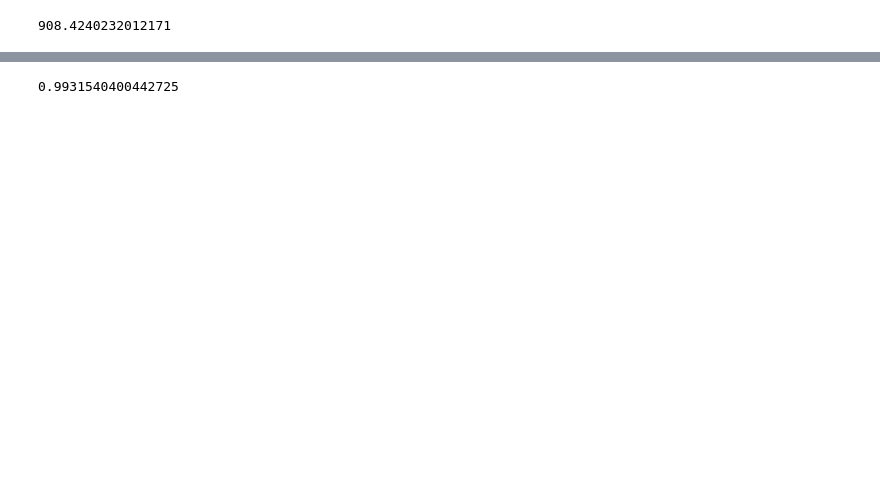
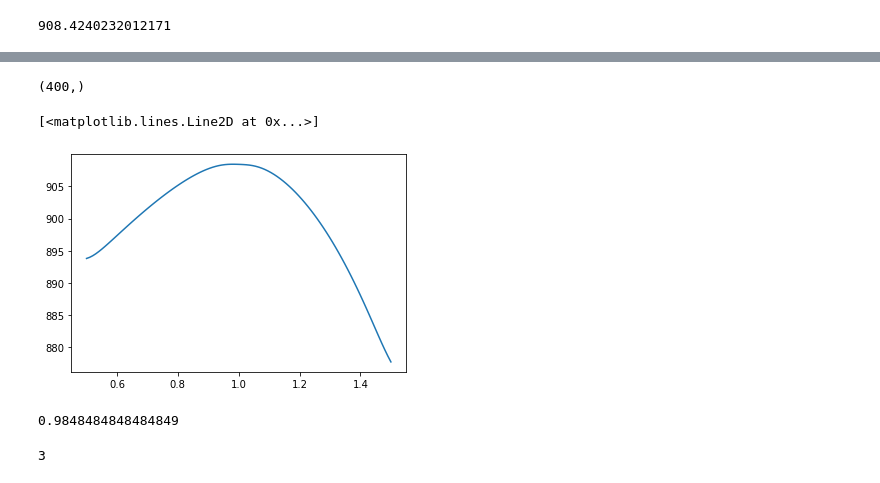
Before and after one commit to hbhat4000/LevySDE, a Jupyter notebook: notesetc/levyloglikelihood.ipynb, the cells around one changed output, grey strips where cells are left out. Drawn from its saved outputs; the diff is of its cells as text; code cells hidden in the pictures; blank space fills up the shorter version.

```diff
--- a/notesetc/levyloglikelihood.ipynb
+++ b/notesetc/levyloglikelihood.ipynb
@@ -230,4 +163,56 @@ plt.savefig('deltapdf.png')
-# %%
-np.trapz(mypdf,xvec)
-# %% [output]
-0.9931540400442725
+# %%
+charbs = np.array(list(map(charboninv, mcsol[1:])))
+print(charbs.shape)
+# %% [output]
+(400,)
+# %%
+# write a function
+@jit
+def myinterp(xvec, fval, xnew):
+    inds = np.searchsorted(xvec, xnew)
+    ar = np.arange(xnew.shape[0])
+    dx = xvec[1] - xvec[0]
+    fnew = (np.diag(fval[:,inds-1]) * (xvec[inds] - xnew) + np.diag(fval[:,inds]) * (xnew - xvec[inds-1]))/dx
+    return fnew
+
+@jit
+def loglik(theta):
+    # all the matrices are defined in the notes
+    udiffmat = (np.expand_dims(uvec,0) - np.expand_dims(uvec,0).T)
+    a = xi(udiffmat)*(1+0j)
+    am1 = xi(udiffmat - theta)*(1+0j)
+    ap1 = xi(udiffmat + theta)*(1+0j)
+    am2 = xi(udiffmat - 2*theta)*(1+0j)
+    ap2 = xi(udiffmat + 2*theta)*(1+0j)
+    cuvec = uvec*(1+0j)
+    b = (1+0j)*0.5*h*(ap1 - am1) @ np.diag(cuvec) + 0.125*h**2*(am2 - 2*a + ap2) @ np.diag(cuvec**2)
+    d = (1+0j)*np.diag(np.exp(-h*np.abs(uvec*g)**alpha))
+    # propagator = np.linalg.inv(a - d @ b.T) @ d @ a
+
+    numsteps = 401
+    regsig = 0.005
+    gammax0 = np.exp(1j*np.outer(uvec,mcsol[0:(numsteps-1)]))
+    gammax0 = np.expand_dims(np.exp(-(regsig**2)*(uvec**2)/2),1) * gammax0
+    gammax1 = np.linalg.solve(a - d @ b.T, d @ a @ gammax0)
+    allpdfs = myinterp(xvec, np.real(gammax1.T @ ftmat), mcsol[1:])
+
+    loglik = np.log( allpdfs * charbs )
+
+    return np.sum(loglik)
+# %%
+thetavec = np.linspace(0.5,1.5,100)
+# %%
+llvec = np.array(list(map(loglik, thetavec)))
+# %%
+plt.plot(thetavec,llvec)
+# %% [output]
+[<matplotlib.lines.Line2D at 0x...>]
+[figure, added]
+# %%
+thetavec[np.argmax(llvec)]
+# %% [output]
+0.9848484848484849
+# %%
+np.argsort([3.0,4.0,-1.0,0.0,3.0])[1]
+# %% [output]
+3
```
Also changed, not shown: parts of 18 cells of this notebook, 7 other files.
